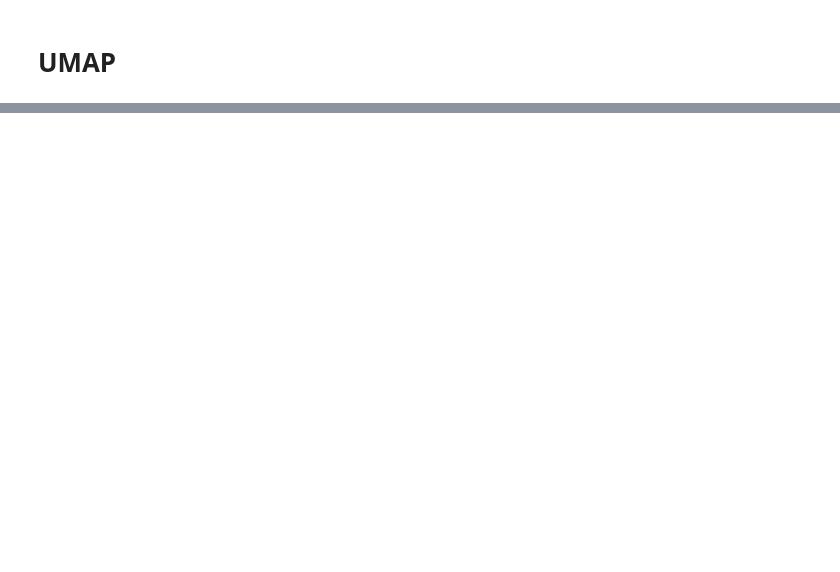
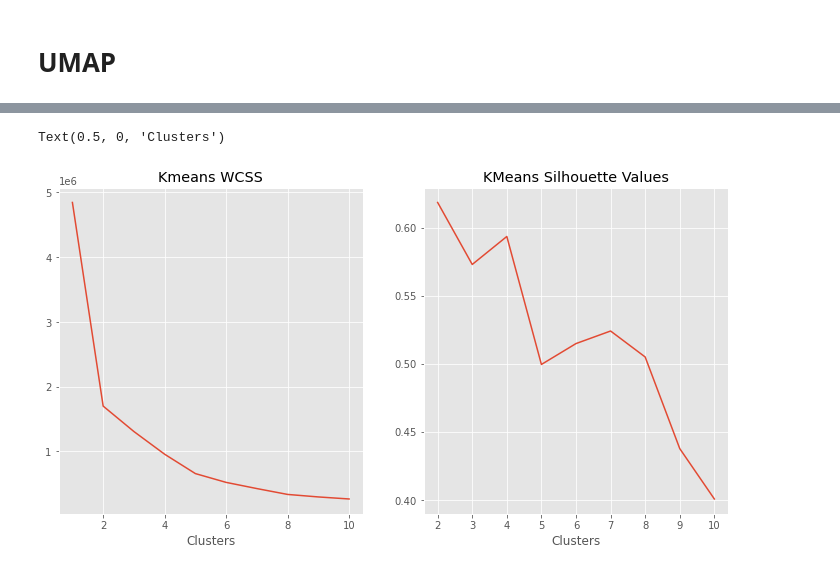
Before and after one commit to bx-lr/ps_obf_ml, a Jupyter notebook: labs/DS7331_Lab_3_Group_2.ipynb, the cells around one changed output, grey strips where cells are left out. Drawn from its saved outputs; the diff is of its cells as text; code cells hidden in the pictures; blank space fills up the shorter version.

Commit message:
Update Lab3 with more cluster models

```diff
--- a/labs/DS7331_Lab_3_Group_2.ipynb
+++ b/labs/DS7331_Lab_3_Group_2.ipynb
@@ -155,0 +169,53 @@ svc.score(pca_s['test'], pca_s['test_labels']), knn.score(pca_s['test'], pca_s['
+# %%
+from sklearn.metrics import silhouette_score
+
+# Find the optimal amount of K-means clusters using the elbow Method
+def kmeans_wcss(dataframe, k_max_val):
+    wcss_arry = [] # Within-Cluster-Sum-of-Squares
+
+    for cluster_iter in range(1, 11): # range values are the number of clusters to test
+        tmp_kmeans = KMeans(
+            n_clusters=cluster_iter, init='k-means++', max_iter=300, n_init=10,
+            random_state=ps_obf_data.rd_seed
+            )
+
+        tmp_kmeans.fit(pca_data)
+        # Inertia is the sum of squared distances of samples to their closest cluster center
+        wcss_arry.append(tmp_kmeans.inertia_)
+
+    return(wcss_arry) # Return the array of wcss values
+
+# Using the Silhouette method
+def kmeans_sil(dataframe, k_max_val): # Reuse the max_clusters var as k_max_val
+    sil = []
+    df = dataframe
+
+    # Loop through a range of the number of clusters and generate a sil value
+    for k in range(2, k_max_val):
+        # Generate the clusters and fit
+        kmeans = KMeans(
+            n_clusters=k, init='k-means++', max_iter=300, n_init=10, random_state=ps_obf_data.rd_seed
+        ).fit(df)
+        labels = kmeans.labels_
+        # Calculate the silhouette value and append to the sil list
+        sil.append(silhouette_score(df, labels, metric='euclidean'))
+
+    return(sil)
+
+# Define the max number of clusters to test for
+kmeans_max_clusters = 11
+
+# Get the array of wcss values for the PCA data
+kmeans_wcss_arry = kmeans_wcss(pca_data, kmeans_max_clusters)
+# Get the silhouette values
+kmeans_sil_arry = kmeans_sil(pca_data, kmeans_max_clusters)
+
+# Create Subplots
+fig, (ax1, ax2) = plt.subplots(1, 2, figsize=(12, 6))
+ax1.plot(range(1, kmeans_max_clusters), kmeans_wcss_arry)
+ax1.set_title("Kmeans WCSS");   ax1.set_xlabel("Clusters")
+ax2.plot(range(2, kmeans_max_clusters), kmeans_sil_arry)
+ax2.set_title("KMeans Silhouette Values");  ax2.set_xlabel("Clusters")
+# %% [output]
+Text(0.5, 0, 'Clusters')
+[figure, added]
```
Also changed, not shown: parts of 24 cells of this notebook.
